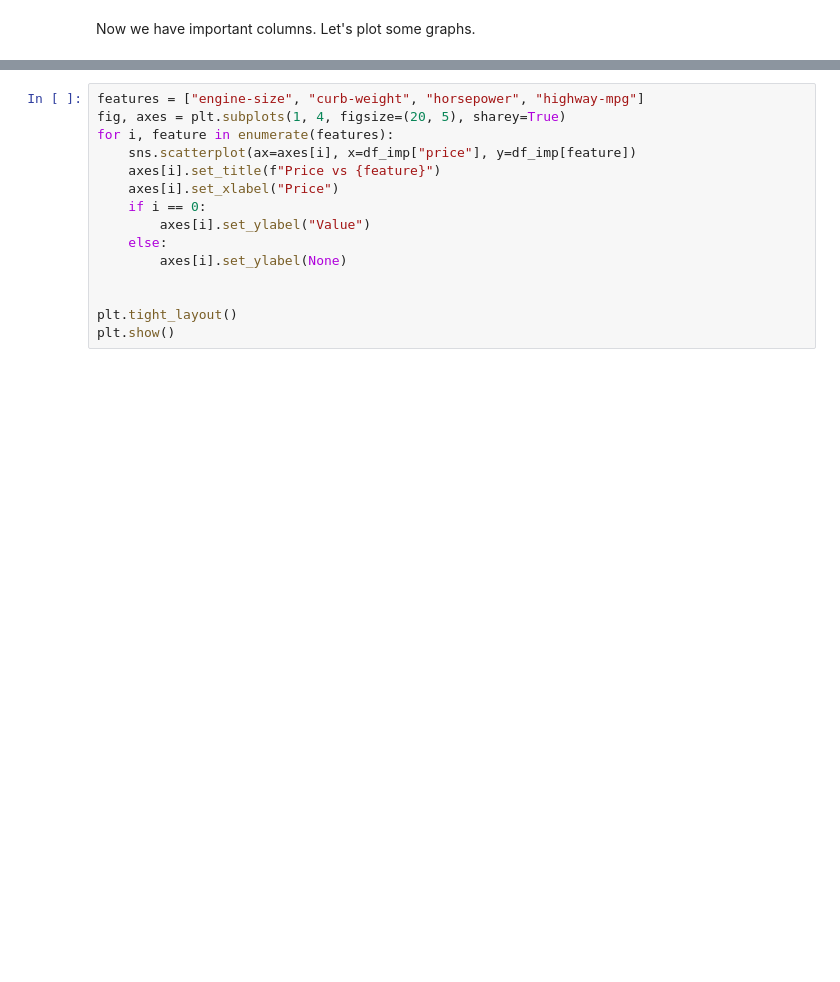
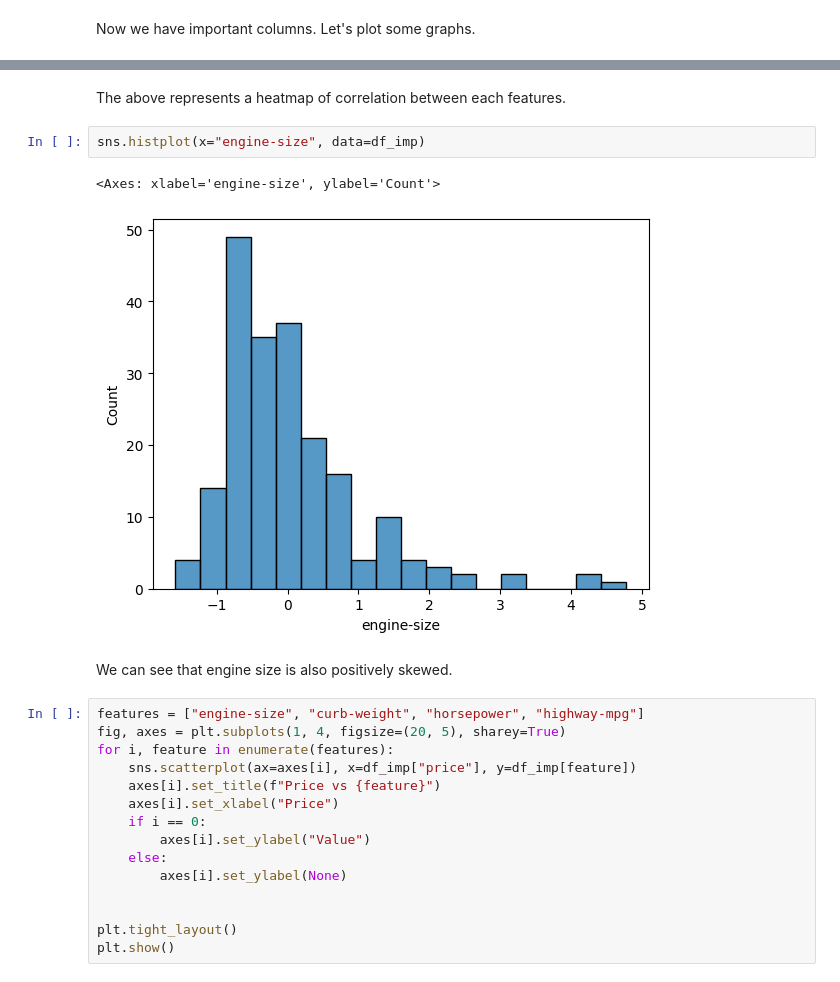
Before and after one commit to itsanishsingh/project-used-cars, a Jupyter notebook: analysis_used_cars.ipynb, the cells around one changed output, grey strips where cells are left out. Saved outputs shown, nothing was run; the diff lists cells and outputs as text; blank space fills up the shorter version.

```diff
--- a/analysis_used_cars.ipynb
+++ b/analysis_used_cars.ipynb
@@ -355,3 +374,12 @@ Now we have important columns. Let's plot some graphs.
+# %% [markdown]
+The above represents a heatmap of correlation between each features.
+# %%
+sns.histplot(x="engine-size", data=df_imp)
+# %% [output]
+<Axes: xlabel='engine-size', ylabel='Count'>
+[figure, added]
+# %% [markdown]
+We can see that engine size is also positively skewed.
 # %%
 features = ["engine-size", "curb-weight", "horsepower", "highway-mpg"]
 fig, axes = plt.subplots(1, 4, figsize=(20, 5), sharey=True)
```
Also changed, not shown: parts of 21 cells of this notebook, 1 other file.
